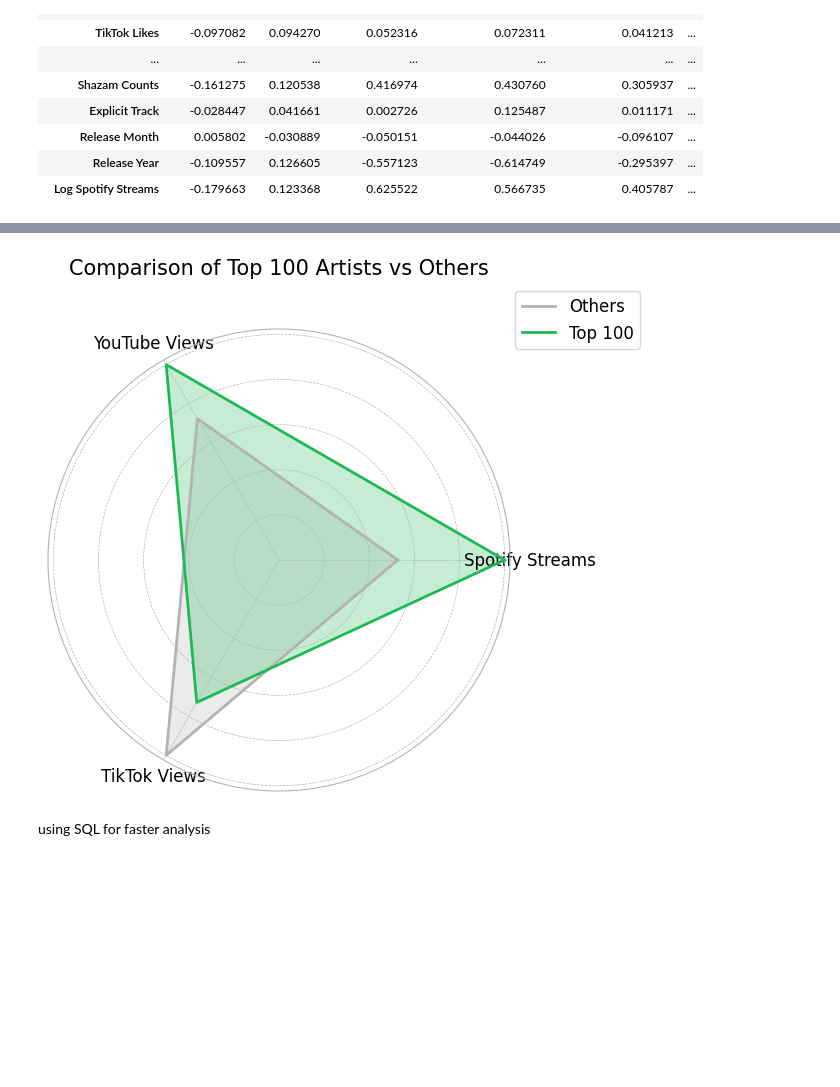
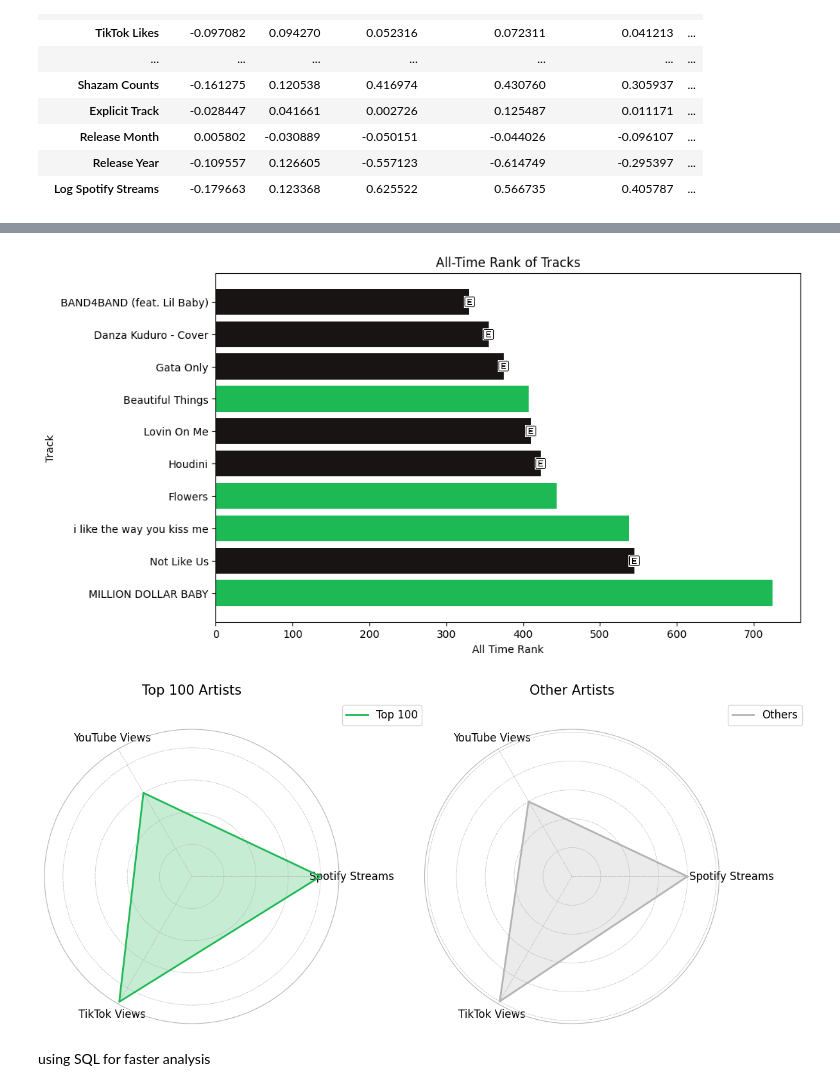
Before and after one commit to suchethsikha/Spotify_2024_EDA, a Jupyter notebook: Group_spotify.ipynb, the cells around one changed output, grey strips where cells are left out. Cells and saved outputs as stored; diff of their text form; code cells hidden in the pictures; blank space fills up the shorter version.

```diff
--- a/Group_spotify.ipynb
+++ b/Group_spotify.ipynb
@@ -312,5 +349,37 @@ print(spotify[['Artist', 'Track Score', 'Category']].head(10))
+# %%
+import matplotlib.pyplot as plt
+from matplotlib.offsetbox import OffsetImage, AnnotationBbox
+import matplotlib.image as mpimg
+
+explicit_img = mpimg.imread('explicitsong.png')
+
+# Define the colors based on 'Explicit Track' column
+colors = ['#191414' if explicit == 1 else '#1db954' for explicit in spotify['Explicit Track']]
+
+# Function to add explicit image
+def add_explicit_image(ax, rects, explicit_flags):
+    for rect, is_explicit in zip(rects, explicit_flags):
+        if is_explicit == 1:
+            imagebox = OffsetImage(explicit_img, zoom=0.05)
+            ab = AnnotationBbox(imagebox, (rect.get_width(), rect.get_y() + rect.get_height()/2 ),
+                                frameon=False, boxcoords="data", pad=0.3)
+            ax.add_artist(ab)
+
+# Bar chart for all-time rank
+fig, ax = plt.subplots(figsize=(10, 6))
+bars= ax.barh(spotify['All Time Rank'].loc[spotify['All Time Rank']<= 10], spotify['Track Score'].loc[spotify['All Time Rank']<= 10], color= colors )
+add_explicit_image(ax, bars, spotify['Explicit Track'].loc[spotify['All Time Rank']<= 10])
+ax.set_title('All-Time Rank of Tracks')
+ax.set_ylabel('Track')
+ax.set_xlabel('All Time Rank')
+ax.set_yticks(range(1,len(spotify.loc[spotify['All Time Rank']<= 10])+1))
+ax.set_yticklabels(spotify['Track'].loc[spotify['All Time Rank']<= 10])
+
+plt.show()
+# %% [output]
+[figure, added]
 # %%
-######gpt enhanced
+
 
 category_averages = spotify.groupby('Category')[['Spotify Streams', 'YouTube Views', 'TikTok Views']].mean().reset_index()
 
@@ -328,32 +397,32 @@ values = np.concatenate([values, values[:, [0]]], axis=1)
 angles = np.linspace(0, 2 * np.pi, len(labels), endpoint=False).tolist()
 angles += angles[:1]
 
 # Create radar chart
-fig, ax = plt.subplots(figsize=(6, 6), subplot_kw=dict(polar=True))
+fig, axs = plt.subplots(1, 2, figsize=(12, 6), subplot_kw=dict(polar=True))
 
 spotify_green = '#1DB954'
 neutral_color = '#B3B3B3'  # Light grey
 
 # Plot each category with specific colors
 colors = { 'Top 100': spotify_green, 'Others': neutral_color }
 for i, category in enumerate(categories):
     ax.plot(angles, values[i], linewidth=2, linestyle='solid', label=category, color=colors[category])
     ax.fill(angles, values[i], alpha=0.25, color=colors[category])
 
 # Customize the chart
 ax.set_yticklabels([])
 ax.set_xticks(angles[:-1])
 ax.set_xticklabels(labels, color='black', fontsize=12)
 ax.legend(loc='upper right', bbox_to_anchor=(1.3, 1.1), fontsize=12)
 
 # Title
 ax.set_title('Comparison of Top 100 Artists vs Others', size=15, color='black', y=1.1)
 
 # Change the grid and spines color to match the theme
 ax.spines['polar'].set_color(neutral_color)
 ax.grid(color=neutral_color, linestyle='--', linewidth=0.5)
 ax.set_facecolor('#FFFFFF')  # Set background to white
 
 plt.show()
 # %% [output]
-[figure, old version]
+[figure, new version]
```
Also changed, not shown: parts of 14 cells of this notebook.
